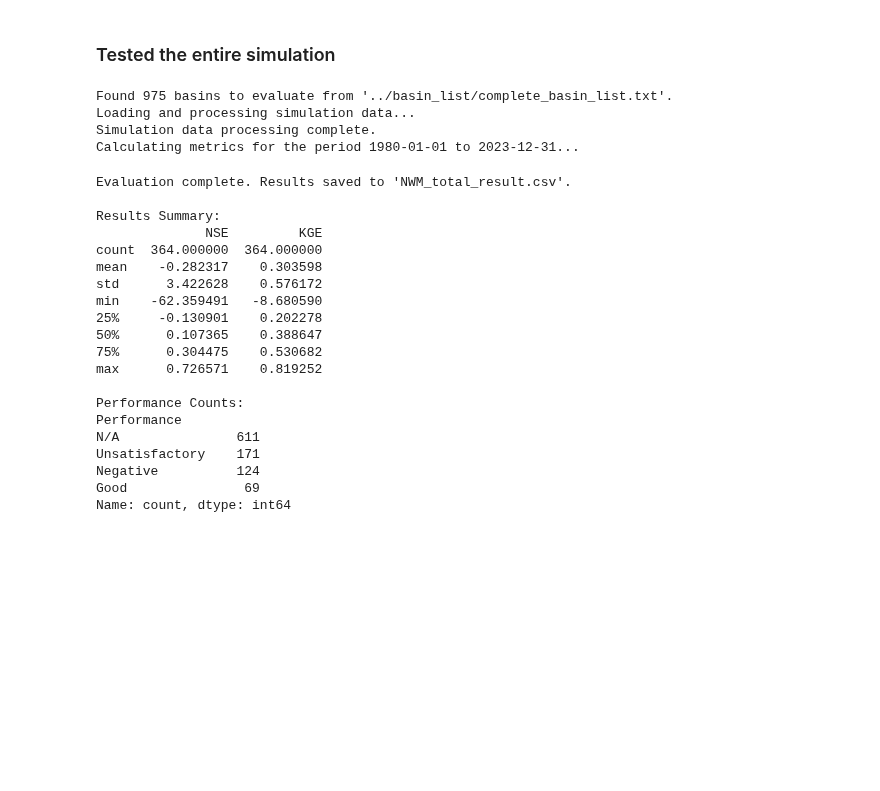
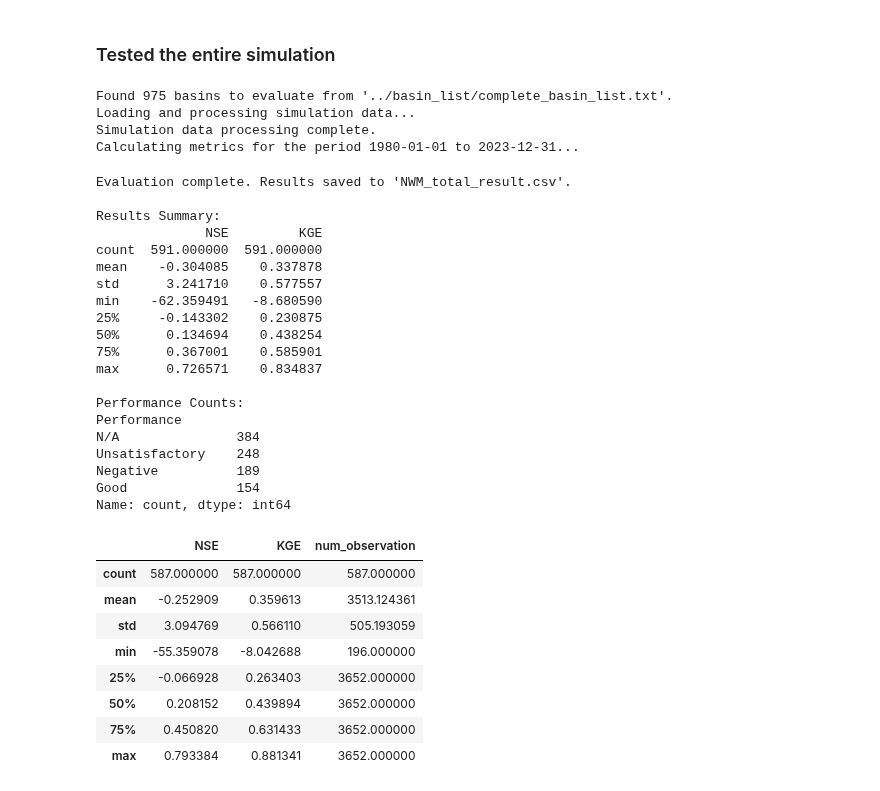
Before and after one commit to yunsupark1120/GAGEii_modeling, a Jupyter notebook: poster_work/result.ipynb, the cells around one changed output. Saved outputs shown, nothing was run; the diff lists cells and outputs as text; code cells hidden in the pictures; blank space fills up the shorter version.

```diff
--- a/poster_work/result.ipynb
+++ b/poster_work/result.ipynb
@@ -1333,8 +1594,15 @@ except FileNotFoundError:
 print("Loading and processing simulation data...")
 sim_df_raw = pd.read_csv(SIMULATION_FILE, low_memory=False)
 
+# ** FIX: Normalize the 'gages' column to handle missing leading zeros **
+# Convert to string, then pad with leading zeros to a length of 8 ONLY if the ID is numeric.
+s = sim_df_raw['gages'].astype(str)
+numeric_mask = s.str.isdigit()
+s.loc[numeric_mask] = s.loc[numeric_mask].str.zfill(8)
+sim_df_raw['gages'] = s
+# ** END FIX **
+
 # Filter for target basins before melting to save memory
-sim_df_raw['gages'] = sim_df_raw['gages'].astype(str)
 sim_df_filtered = sim_df_raw[sim_df_raw['gages'].isin(target_basin_ids)].copy()
 
 if sim_df_filtered.empty:
@@ -1431,19 +1699,32 @@ Evaluation complete. Results saved to 'NWM_total_result.csv'.
 
 Results Summary:
               NSE         KGE
-count  364.000000  364.000000
-mean    -0.282317    0.303598
-std      3.422628    0.576172
+count  591.000000  591.000000
+mean    -0.304085    0.337878
+std      3.241710    0.577557
 min    -62.359491   -8.680590
-25%     -0.130901    0.202278
-50%      0.107365    0.388647
-75%      0.304475    0.530682
-max      0.726571    0.819252
+25%     -0.143302    0.230875
+50%      0.134694    0.438254
+75%      0.367001    0.585901
+max      0.726571    0.834837
 
 Performance Counts:
 Performance
-N/A               611
-Unsatisfactory    171
-Negative          124
-Good               69
+N/A               384
+Unsatisfactory    248
+Negative          189
+Good              154
 Name: count, dtype: int64
+# %%
+df = pd.read_csv("results/NWM_result.csv")
+df.describe()
+# %% [output]
+|  | NSE | KGE | num_observation |
+| count | 587.000000 | 587.000000 | 587.000000 |
+| mean | -0.252909 | 0.359613 | 3513.124361 |
+| std | 3.094769 | 0.566110 | 505.193059 |
+| min | -55.359078 | -8.042688 | 196.000000 |
+| 25% | -0.066928 | 0.263403 | 3652.000000 |
+| 50% | 0.208152 | 0.439894 | 3652.000000 |
+| 75% | 0.450820 | 0.631433 | 3652.000000 |
+| max | 0.793384 | 0.881341 | 3652.000000 |
```
Also changed, not shown: parts of 12 cells of this notebook, 5 other files.
